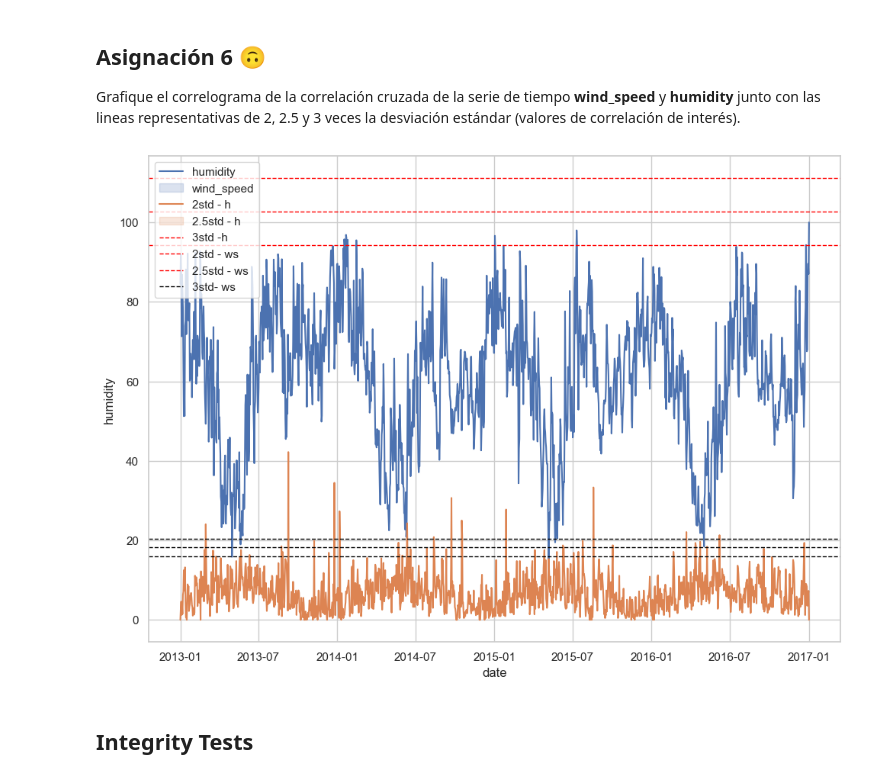
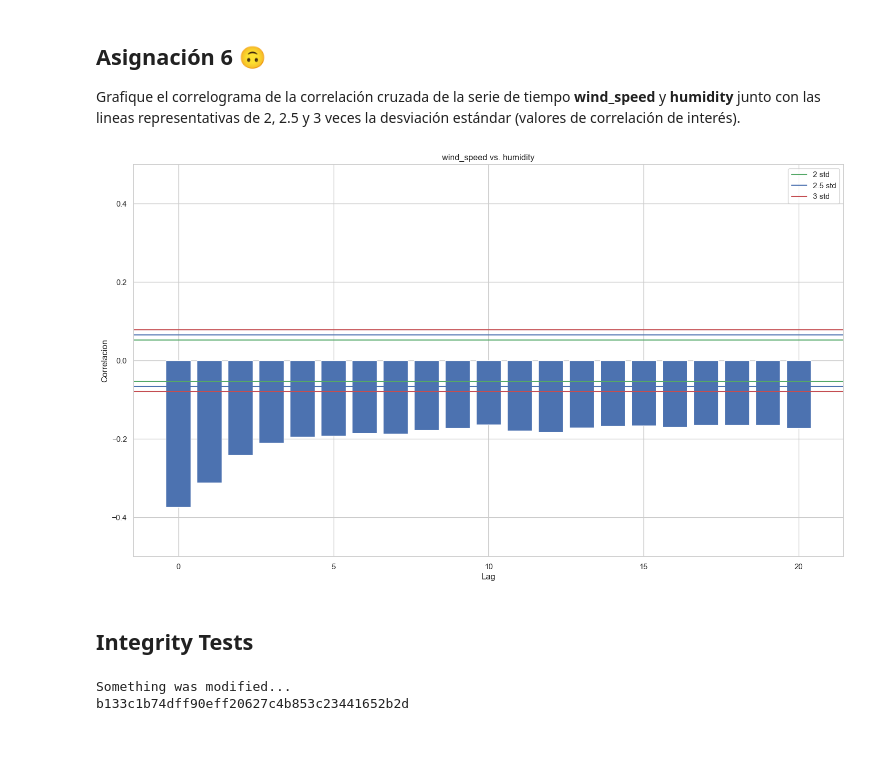
Before and after one commit to fitomx19/SeriesDeTiempo, a Jupyter notebook: 2 - Estimación de Métricas de Dependencia.ipynb, the cells around one changed output. Drawn from its saved outputs; the diff is of its cells as text; code cells hidden in the pictures; blank space fills up the shorter version.

```diff
--- a/2 - Estimación de Métricas de Dependencia.ipynb
+++ b/2 - Estimación de Métricas de Dependencia.ipynb
@@ -269,33 +236,49 @@ plt.show()
 ## Asignación 6 &#x1F643;
 
 Grafique el correlograma de la correlación cruzada de la serie de tiempo __wind_speed__ y __humidity__ junto con las lineas representativas de 2, 2.5 y 3 veces la desviación estándar (valores de correlación de interés).
-# %%
-#graficar el correlograma de la correlación cruzada de  humidity y wind_speed junto con las lineas representativas de 2,2.5 y 3 veces la desviaciones estandar
-
-sns.set_style("whitegrid")
-sns.lineplot(x="date", y="humidity", data=df)
-sns.lineplot(x="date", y="wind_speed", data=df)
-
-plt.axhline(df["humidity"].mean() + 2*df["humidity"].std(), color='red', linestyle='dashed', linewidth=1)
-plt.axhline(df["humidity"].mean() + 2.5*df["humidity"].std(), color='red', linestyle='dashed', linewidth=1)
-plt.axhline(df["humidity"].mean() + 3*df["humidity"].std(), color='red', linestyle='dashed', linewidth=1)
-
-
-plt.axhline(df["wind_speed"].mean() + 2*df["wind_speed"].std(), color='black', linestyle='dashed', linewidth=1)
-plt.axhline(df["wind_speed"].mean() + 2.5*df["wind_speed"].std(), color='black', linestyle='dashed', linewidth=1)
-plt.axhline(df["wind_speed"].mean() + 3*df["wind_speed"].std(), color='black', linestyle='dashed', linewidth=1)
-
-plt.legend(labels=['humidity', 'wind_speed','2std - h', '2.5std - h', '3std -h', '2std - ws', '2.5std - ws', '3std- ws'])
-plt.show()
-# %% [output]
-[figure, removed]
+# %%
+# Correlacion cruzada
+# La correlacion cruzada, se aplica sobre tiempos y series diferentes
+#lags = list(range(len(df['wind_speed'])))
+lags = list(range(21))
+valoresCorrelacion = crosscorrelation(df['wind_speed'], df['humidity'], lags)
+# std = (crossvariance(valoresCorrelacion, valoresCorrelacion, 0))**0.5
+std = 1/(len(df['wind_speed'])**0.5)
+# %%
+# Grafica del correlograma
+fig, ax = plt.subplots(figsize=(18, 10))
+ax.set_ylim(-0.5,0.5)
+
+# Titulo
+ax.set_title("wind_speed vs. humidity")
+#Colocamos una etiqueta en el eje Y
+ax.set_ylabel('Correlacion')
+#Colocamos una etiqueta en el eje X
+ax.set_xlabel('Lag')
+
+#Creamos la grafica de barras utilizando los Lags como eje X y las Correlaciones como eje y.
+plt.bar(lags, valoresCorrelacion)
+
+# Agregamos las lineas de las desviaciones estandar
+plt.axhline(y=2*std, color="g", label = "2 std")
+plt.axhline(y=2.5*std, color="b", label = "2.5 std")
+plt.axhline(y=3*std, color="r", label = "3 std")
+plt.axhline(y=-2*std, color="g")
+plt.axhline(y=-2.5*std, color="b")
+plt.axhline(y=-3*std, color="r")
+
+#Finalmente mostramos la grafica con el metodo show()
+ax.legend()
+plt.show()
+# %% [output]
+[figure, added]
 # %% [markdown]
 ## Integrity Tests
 # %%
 import hashlib
 
 cell_signs = [
-    "2712a947826c1befb6f7d33042a804acdb7d0147"
+    "b133c1b74dff90eff20627c4b853c23441652b2d"
 ]
 
 for content in _ih:
@@ -309,6 +292,9 @@ if len(cell_signs) > 0:
     print("Something was modified...")
     for cell_sign in cell_signs:
         print(cell_sign)
+# %% [output]
+Something was modified...
+b133c1b74dff90eff20627c4b853c23441652b2d
 # %%
 content = _ih[-2]
 
```
Also changed, not shown: parts of 8 cells of this notebook, 1 other file.
